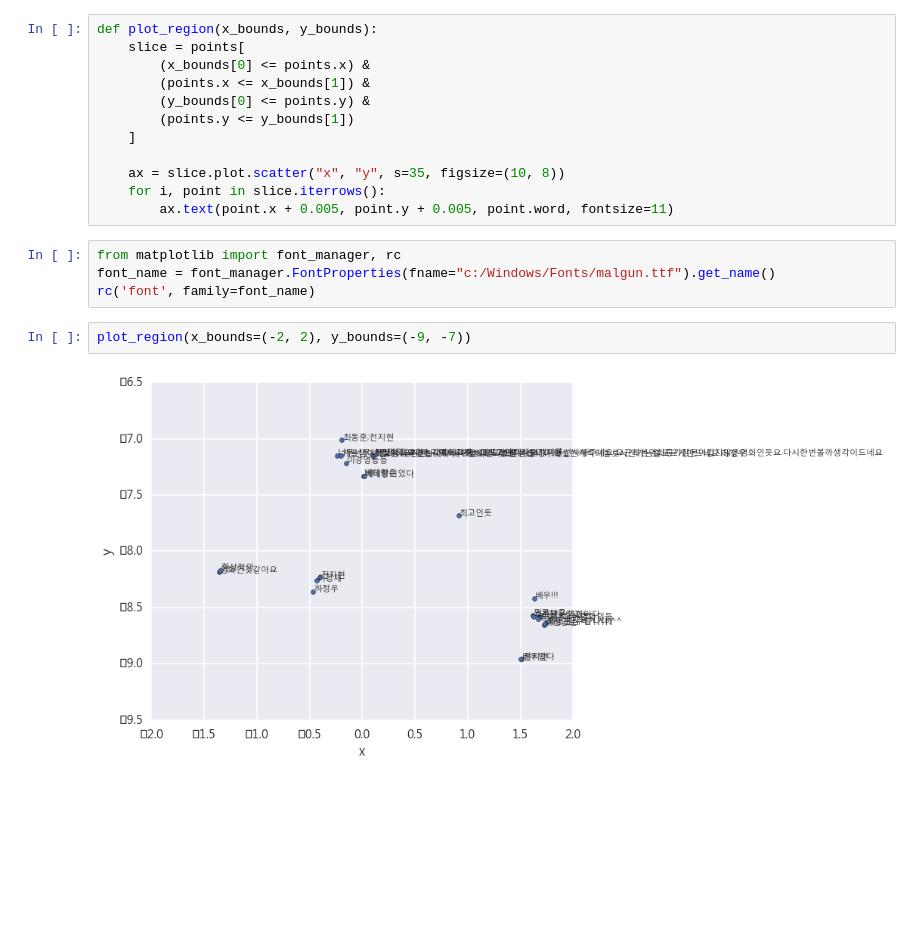
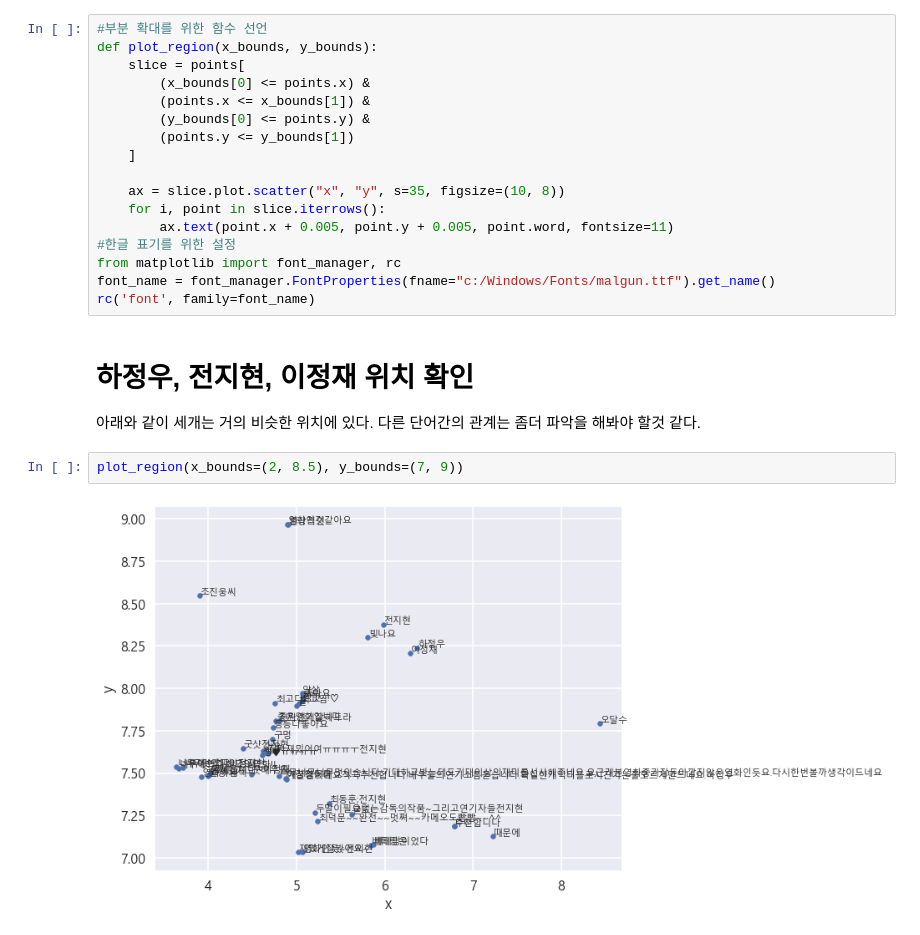
Before and after one commit to smilemango/word2vec_study, a Jupyter notebook: movie2vec.ipynb, the cells around one changed output. Saved outputs shown, nothing was run; the diff lists cells and outputs as text; blank space fills up the shorter version.

```diff
--- a/movie2vec.ipynb
+++ b/movie2vec.ipynb
@@ -142,4 +142,5 @@ for value in points.values:
 # %%
+#부분 확대를 위한 함수 선언
 def plot_region(x_bounds, y_bounds):
     slice = points[
         (x_bounds[0] <= points.x) &
@@ -151,11 +152,14 @@ def plot_region(x_bounds, y_bounds):
     ax = slice.plot.scatter("x", "y", s=35, figsize=(10, 8))
     for i, point in slice.iterrows():
         ax.text(point.x + 0.005, point.y + 0.005, point.word, fontsize=11)
+#한글 표기를 위한 설정
+from matplotlib import font_manager, rc
+font_name = font_manager.FontProperties(fname="c:/Windows/Fonts/malgun.ttf").get_name()
+rc('font', family=font_name)
-# %%
-from matplotlib import font_manager, rc
-font_name = font_manager.FontProperties(fname="c:/Windows/Fonts/malgun.ttf").get_name()
-rc('font', family=font_name)
+# %% [markdown]
+# 하정우, 전지현, 이정재 위치 확인
+아래와 같이 세개는 거의 비슷한 위치에 있다. 다른 단어간의 관계는 좀더 파악을 해봐야 할것 같다.
 # %%
-plot_region(x_bounds=(-2, 2), y_bounds=(-9, -7))
+plot_region(x_bounds=(2, 8.5), y_bounds=(7, 9))
 # %% [output]
-[figure, old version]
+[figure, new version]
```
Also changed, not shown: parts of 18 cells of this notebook.
